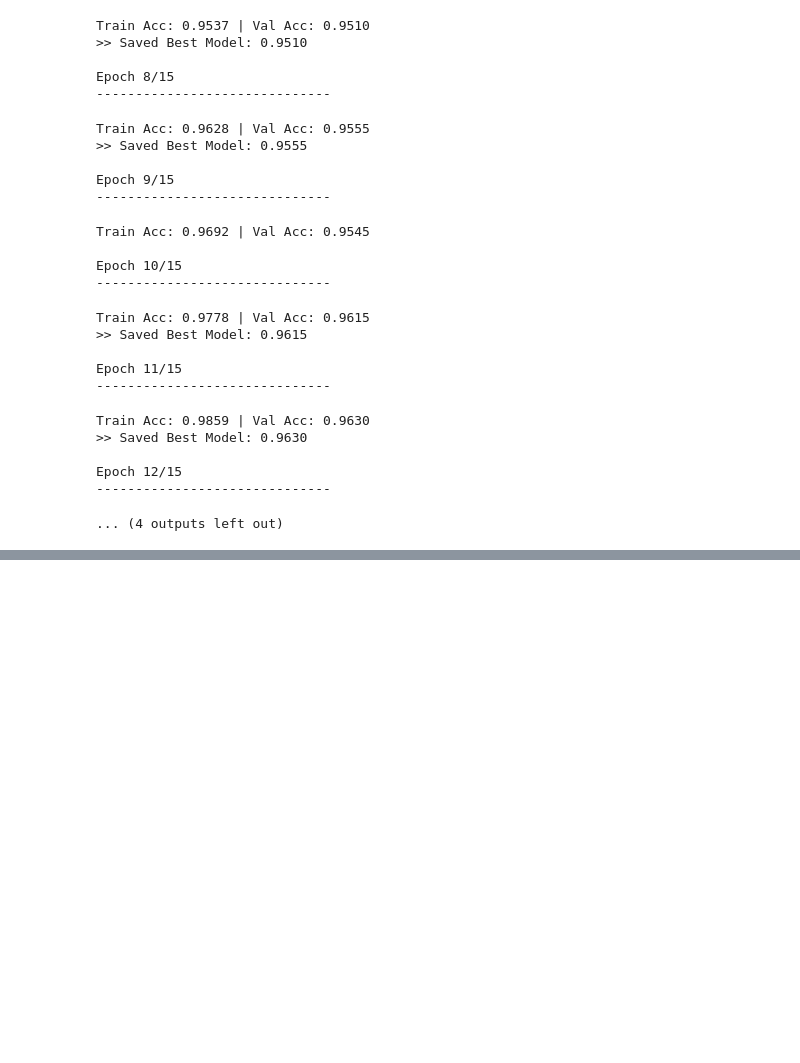
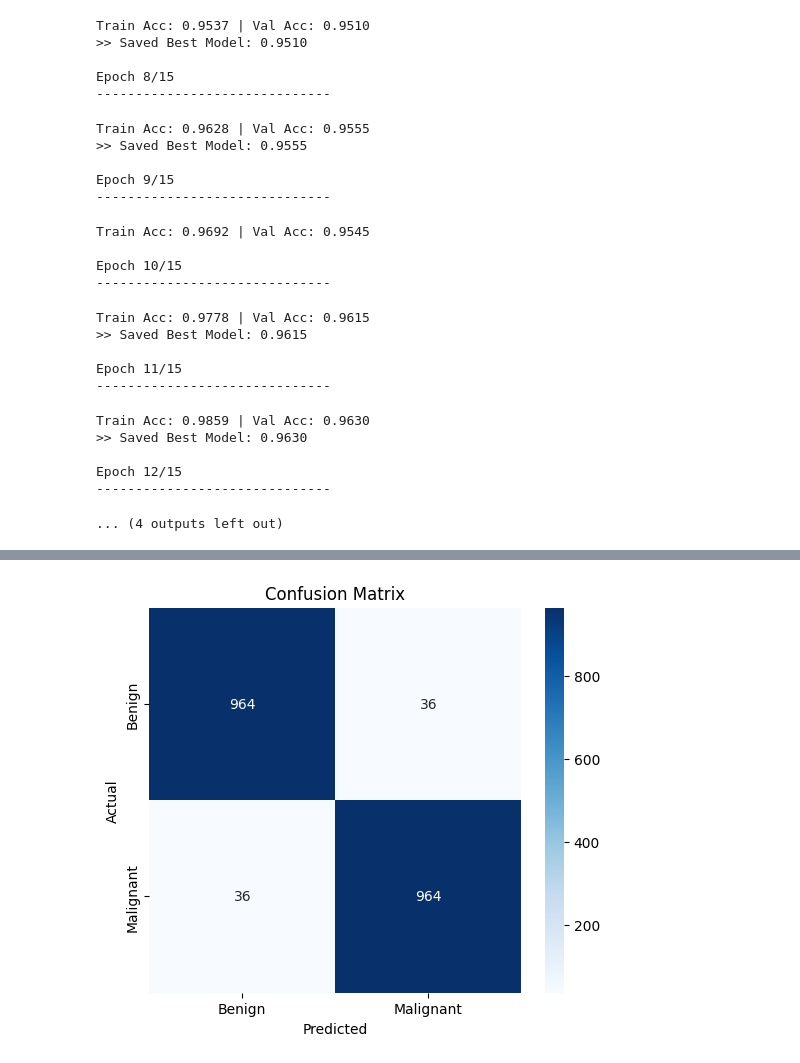
Before and after one commit to Yasmin-970/Skin-Cancer-Detection, a Jupyter notebook: Melanoma_Project.ipynb, the cells around one changed output, grey strips where cells are left out. Cells and saved outputs as stored; diff of their text form; code cells hidden in the pictures; blank space fills up the shorter version.

```diff
--- a/Melanoma_Project.ipynb
+++ b/Melanoma_Project.ipynb
@@ -19,17 +18,21 @@ import torch.nn as nn
 import torch.optim as optim
 from torch.utils.data import DataLoader
 from torchvision import datasets, transforms, models
+import numpy as np
+from sklearn.metrics import confusion_matrix, f1_score, classification_report
+import seaborn as sns
 from tqdm import tqdm
 import matplotlib.pyplot as plt
-import numpy as np
+import torch.nn.functional as F
+import torchvision.transforms as T
+import random
+from pathlib import Path
 from PIL import Image
 
-# Setup Device
 device = torch.device("cuda" if torch.cuda.is_available() else "cpu")
 print(f"Using device: {device}")
 
-# PORJECT PATHS
-TRAIN_DIR = r"C:\Users\Youssef\Downloads\Compressed\melanoma\train"
-TEST_DIR  = r"C:\Users\Youssef\Downloads\Compressed\melanoma\test"
+TRAIN_DIR = r"C:\Users\DELL\Desktop\stude pthon\archive (2)\train"
+TEST_DIR  = r"C:\Users\DELL\Desktop\stude pthon\archive (2)\test"
 # %% [output]
 Using device: cuda
@@ -383,0 +309,76 @@ Sample 10: Predicted: Benign, Actual: Benign
+# %%
+BASE_DIR = Path(__file__).parent
+MODEL_PATH = BASE_DIR / "final_best_melanoma_model.pth"
+IMG_SIZE = 224
+BATCH_SIZE = 16
+
+DEVICE = torch.device("cuda" if torch.cuda.is_available() else "cpu")
+print(f"Using device: {DEVICE}")
+
+def get_efficientnet_model(device):
+    model = models.efficientnet_b0(weights=None)
+    num_features = model.classifier[1].in_features
+    model.classifier = nn.Sequential(
+        nn.Dropout(p=0.3),
+        nn.Linear(num_features, 512),
+        nn.BatchNorm1d(512),
+        nn.GELU(),
+        nn.Dropout(0.4),
+        nn.Linear(512, 2)
+    )
+    return model.to(device)
+
+transform = transforms.Compose([
+    transforms.Resize((IMG_SIZE, IMG_SIZE)),
+    transforms.ToTensor(),
+    transforms.Normalize([0.485, 0.456, 0.406], [0.229, 0.224, 0.225])
+])
+
+test_dataset = datasets.ImageFolder(TEST_DIR, transform=transform)
+test_loader = DataLoader(test_dataset, batch_size=BATCH_SIZE, shuffle=False)
+class_names = test_dataset.classes
+
+if __name__ == '__main__':
+    model = get_efficientnet_model(DEVICE)
+
+    model.load_state_dict(torch.load(MODEL_PATH, map_location=DEVICE))
+    print(f"Model loaded successfully from: {MODEL_PATH}")
+
+    model.eval()
+
+    all_preds = []
+    all_labels = []
+
+    with torch.no_grad():
+        for inputs, labels in tqdm(test_loader, desc="Testing"):
+            inputs, labels = inputs.to(DEVICE), labels.to(DEVICE)
+            outputs = model(inputs)
+            _, preds = torch.max(outputs, 1)
+
+            all_preds.extend(preds.cpu().numpy())
+            all_labels.extend(labels.cpu().numpy())
+
+    # Calculate Accuracy
+    correct = sum([p==l for p,l in zip(all_preds, all_labels)])
+    total = len(all_labels)
+    accuracy = correct / total
+    print("\n" + "="*50)
+    print(f"⭐ FINAL TEST ACCURACY: {accuracy*100:.2f}% ({correct}/{total})")
+    print("="*50)
+
+    # Calculate Confusion Matrix و F1-score
+    cm = confusion_matrix(all_labels, all_preds)
+    f1 = f1_score(all_labels, all_preds, average='weighted')
+
+    print(f"\n✅ Weighted F1 Score: {f1:.4f}")
+    print("\n--- Classification Report ---")
+    print(classification_report(all_labels, all_preds, target_names=class_names))
+
+    # Draw Confusion Matrix
+    plt.figure(figsize=(6,5))
+    sns.heatmap(cm, annot=True, fmt="d", cmap="Blues", xticklabels=class_names, yticklabels=class_names)
+    plt.xlabel("Predicted")
+    plt.ylabel("Actual")
+    plt.title("Confusion Matrix")
+    plt.show()
+# %% [output]
@@ -383,0 +402 @@ Sample 10: Predicted: Benign, Actual: Benign
+[figure, added]
```
Also changed, not shown: parts of 14 cells of this notebook.
